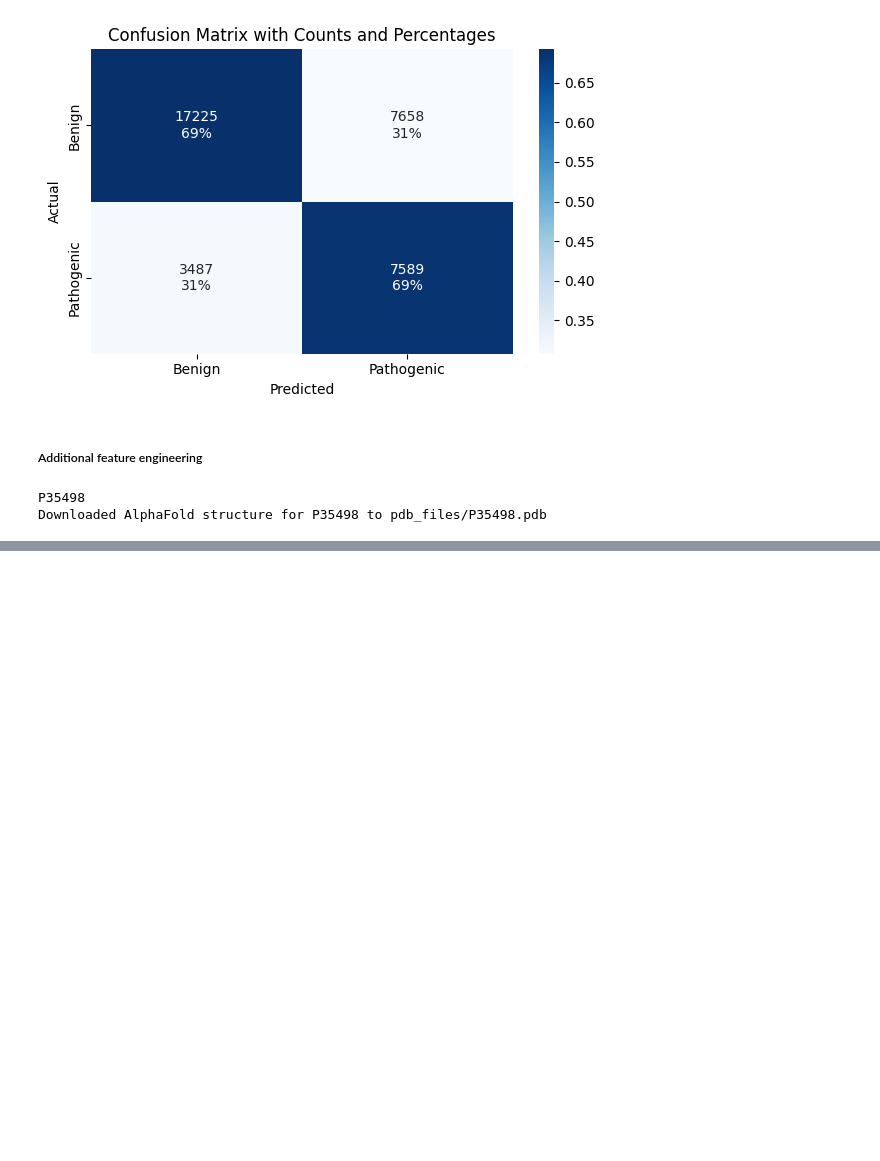
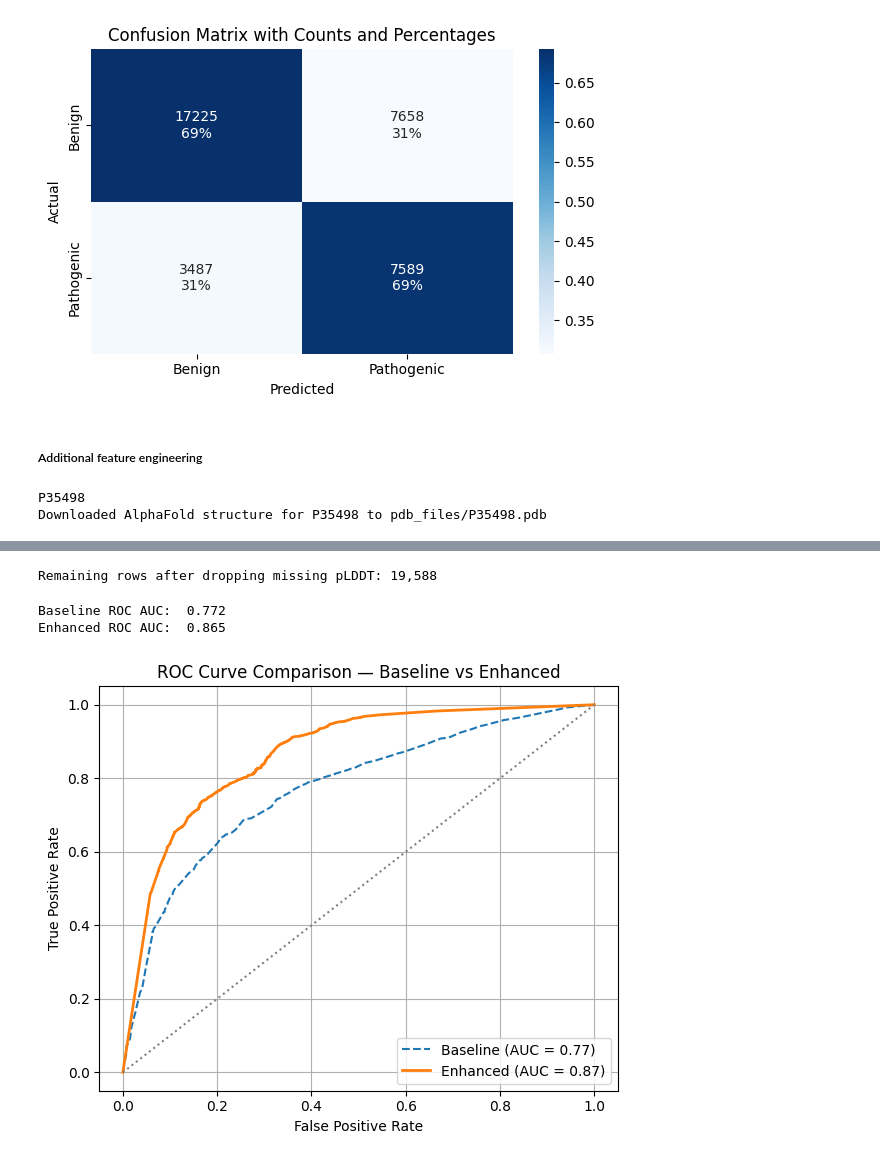
Before and after one commit to avnishkn/missense-pathogenicity, a Jupyter notebook: missense-pathogenicity.ipynb, the cells around one changed output, grey strips where cells are left out. Drawn from its saved outputs; the diff is of its cells as text; code cells hidden in the pictures; blank space fills up the shorter version.

Commit message:
Evaluate new model with additional features

```diff
--- a/missense-pathogenicity.ipynb
+++ b/missense-pathogenicity.ipynb
@@ -639,0 +644,3 @@ subset_df = filter_genes(subset_df)
+# %%
+subset_df = add_plddt_scores_to_df(subset_df)
+# subset_df
@@ -639,0 +659,5 @@ subset_df = filter_genes(subset_df)
+# %%
+subset_df = subset_df.dropna(subset=['plddt_score']).copy()
+print(f"Remaining rows after dropping missing pLDDT: {len(subset_df):,}")
+# %% [output]
+Remaining rows after dropping missing pLDDT: 19,588
@@ -639,0 +709,33 @@ subset_df = filter_genes(subset_df)
+# %%
+# Fit and evaluate both models
+clf_base.fit(X_train, y_train)
+clf_enh.fit(X_train, y_train)
+
+y_prob_base = clf_base.predict_proba(X_test)[:, 1]
+y_prob_enh  = clf_enh.predict_proba(X_test)[:, 1]
+
+roc_auc_base = roc_auc_score(y_test, y_prob_base)
+roc_auc_enh  = roc_auc_score(y_test, y_prob_enh)
+
+print(f"Baseline ROC AUC:  {roc_auc_base:.3f}")
+print(f"Enhanced ROC AUC:  {roc_auc_enh:.3f}")
+
+# Plot ROC curves together
+fpr_base, tpr_base, _ = roc_curve(y_test, y_prob_base)
+fpr_enh, tpr_enh, _ = roc_curve(y_test, y_prob_enh)
+
+plt.figure(figsize=(6, 5))
+plt.plot(fpr_base, tpr_base, label=f"Baseline (AUC = {roc_auc_base:.2f})", linestyle='--')
+plt.plot(fpr_enh, tpr_enh, label=f"Enhanced (AUC = {roc_auc_enh:.2f})", linewidth=2)
+plt.plot([0, 1], [0, 1], color='grey', linestyle=':')
+plt.xlabel("False Positive Rate")
+plt.ylabel("True Positive Rate")
+plt.title("ROC Curve Comparison — Baseline vs Enhanced")
+plt.legend()
+plt.grid(True)
+plt.tight_layout()
+plt.show()
+# %% [output]
+Baseline ROC AUC:  0.772
+Enhanced ROC AUC:  0.865
+[figure, added]
```
Also changed, not shown: parts of 3 cells of this notebook.
